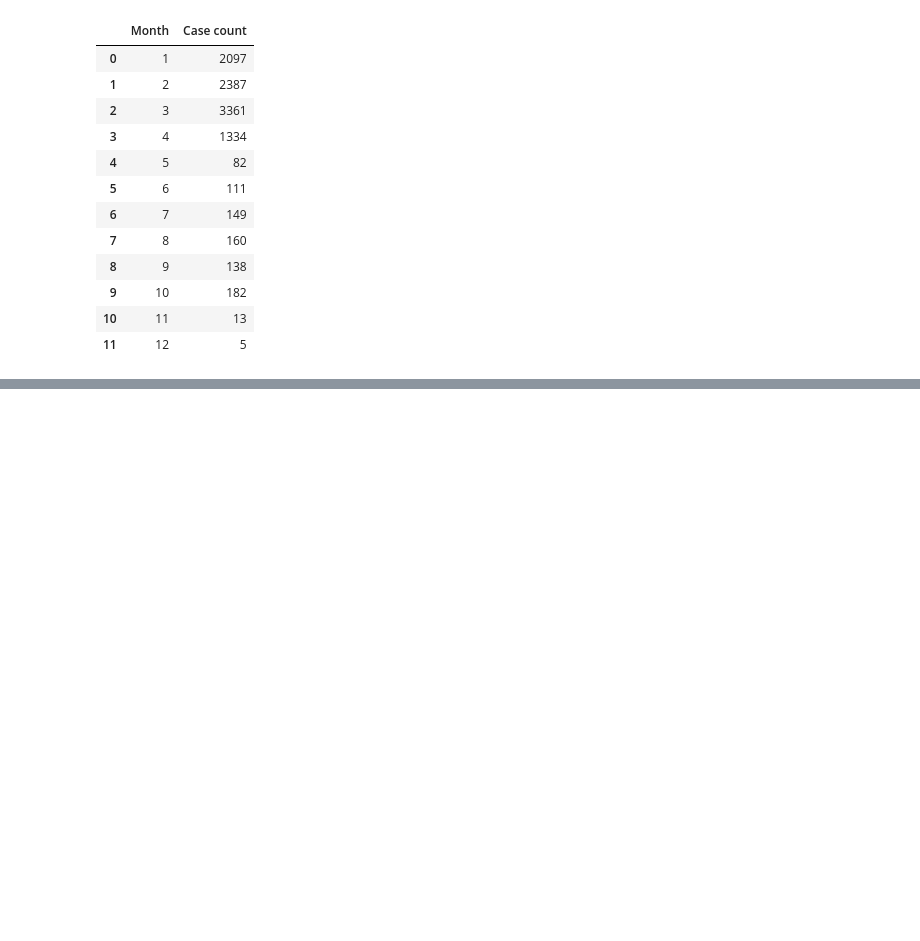
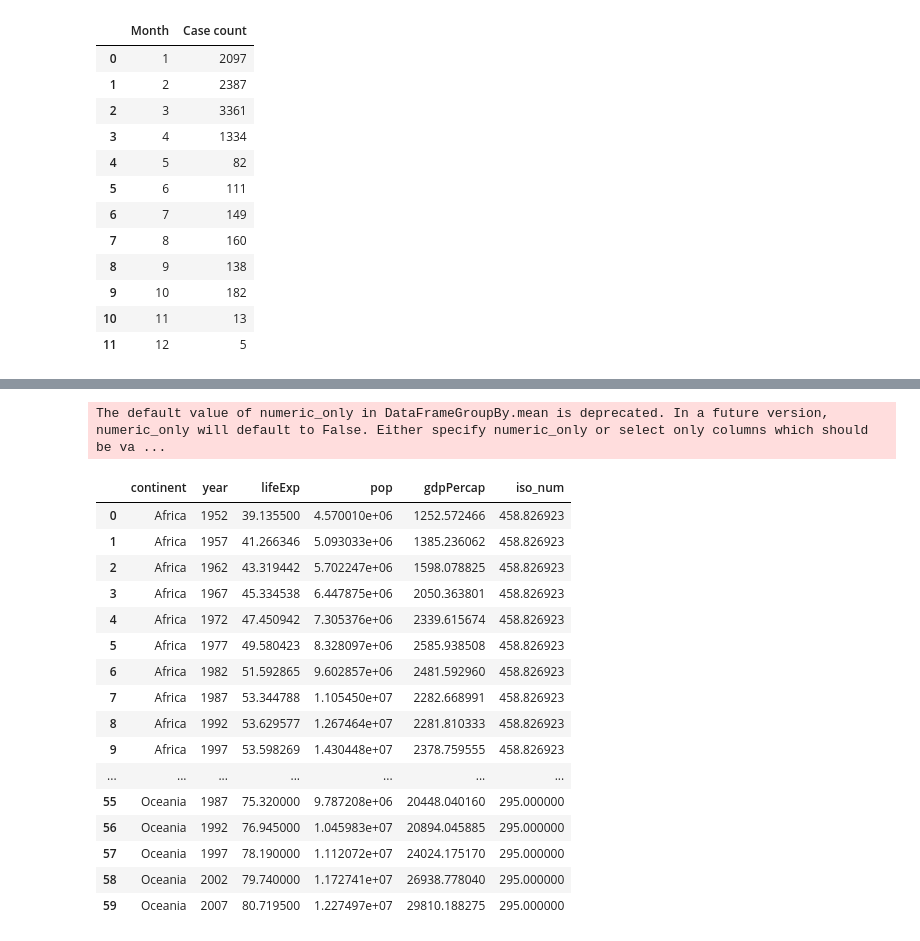
Before and after one commit to Pranshirastogi/Data-analytics-python-course-, a Jupyter notebook: data_analytics/pandas_basics.ipynb, the cells around one changed output, grey strips where cells are left out. Saved outputs shown, nothing was run; the diff lists cells and outputs as text; code cells hidden in the pictures; blank space fills up the shorter version.

```diff
--- a/data_analytics/pandas_basics.ipynb
+++ b/data_analytics/pandas_basics.ipynb
@@ -259,0 +417,3 @@ px.bar(month_wise_cases,'Month','Case count')
+# %%
+df = px.data.gapminder()
+df
@@ -259,0 +506,22 @@ px.bar(month_wise_cases,'Month','Case count')
+# %%
+continent = df.groupby(['continent','year']).mean().reset_index()
+continent
+# %% [output]
+The default value of numeric_only in DataFrameGroupBy.mean is deprecated. In a future version, numeric_only will default to False. Either specify numeric_only or select only columns which should be va ...
+|  | continent | year | lifeExp | pop | gdpPercap | iso_num |
+| 0 | Africa | 1952 | 39.135500 | 4.570010e+06 | 1252.572466 | 458.826923 |
+| 1 | Africa | 1957 | 41.266346 | 5.093033e+06 | 1385.236062 | 458.826923 |
+| 2 | Africa | 1962 | 43.319442 | 5.702247e+06 | 1598.078825 | 458.826923 |
+| 3 | Africa | 1967 | 45.334538 | 6.447875e+06 | 2050.363801 | 458.826923 |
+| 4 | Africa | 1972 | 47.450942 | 7.305376e+06 | 2339.615674 | 458.826923 |
+| 5 | Africa | 1977 | 49.580423 | 8.328097e+06 | 2585.938508 | 458.826923 |
+| 6 | Africa | 1982 | 51.592865 | 9.602857e+06 | 2481.592960 | 458.826923 |
+| 7 | Africa | 1987 | 53.344788 | 1.105450e+07 | 2282.668991 | 458.826923 |
+| 8 | Africa | 1992 | 53.629577 | 1.267464e+07 | 2281.810333 | 458.826923 |
+| 9 | Africa | 1997 | 53.598269 | 1.430448e+07 | 2378.759555 | 458.826923 |
+| ... | ... | ... | ... | ... | ... | ... |
+| 55 | Oceania | 1987 | 75.320000 | 9.787208e+06 | 20448.040160 | 295.000000 |
+| 56 | Oceania | 1992 | 76.945000 | 1.045983e+07 | 20894.045885 | 295.000000 |
+| 57 | Oceania | 1997 | 78.190000 | 1.112072e+07 | 24024.175170 | 295.000000 |
+| 58 | Oceania | 2002 | 79.740000 | 1.172741e+07 | 26938.778040 | 295.000000 |
+| 59 | Oceania | 2007 | 80.719500 | 1.227497e+07 | 29810.188275 | 295.000000 |
```
Also changed, not shown: parts of 37 cells of this notebook.
